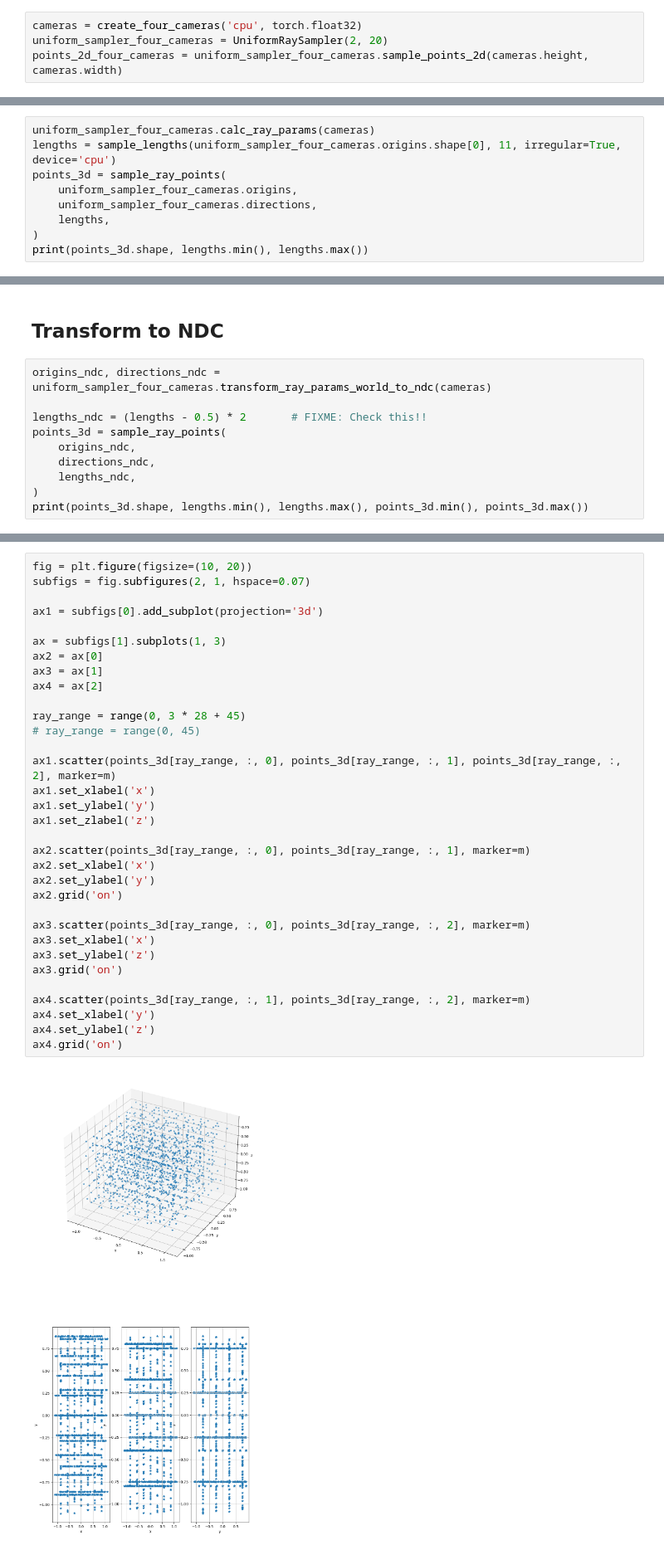
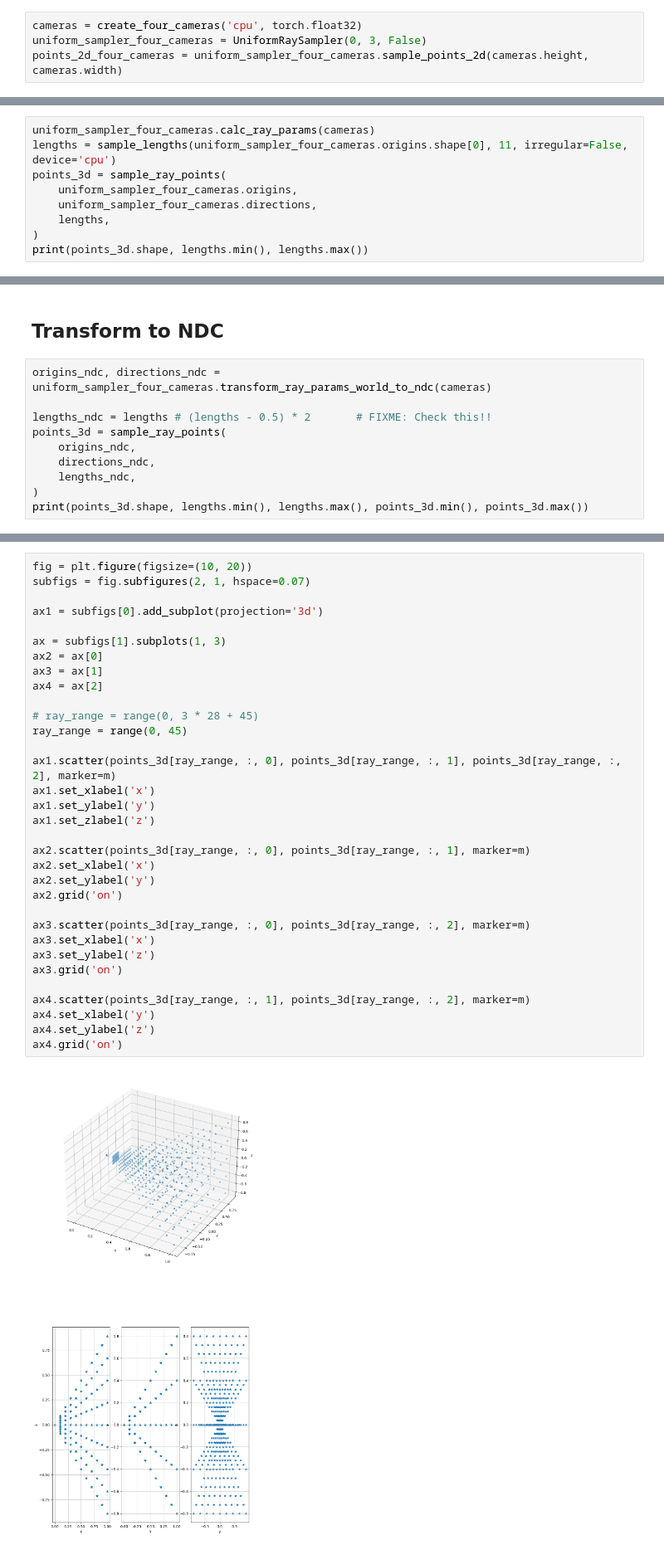
Before and after one commit to YanivHollander/kornia_nerf_jupyter, a Jupyter notebook: test_rays.ipynb, the cells around one changed output, grey strips where cells are left out. Shown at 83% size. Cells and saved outputs as stored; diff of their text form.

```diff
--- a/test_rays.ipynb
+++ b/test_rays.ipynb
@@ -77,7 +77,7 @@ ax.set_aspect('equal')
 # Going 3D
 # %%
 cameras = create_four_cameras('cpu', torch.float32)
-uniform_sampler_four_cameras = UniformRaySampler(2, 20)
+uniform_sampler_four_cameras = UniformRaySampler(0, 3, False)
 points_2d_four_cameras = uniform_sampler_four_cameras.sample_points_2d(cameras.height, cameras.width)
 # %%
 plt.figure(figsize=(5, 5))
@@ -145,7 +145,7 @@ for j, m in enumerate(['.', 'o', '^', '*']):
 [figure]
 # %%
 uniform_sampler_four_cameras.calc_ray_params(cameras)
-lengths = sample_lengths(uniform_sampler_four_cameras.origins.shape[0], 11, irregular=True, device='cpu')
+lengths = sample_lengths(uniform_sampler_four_cameras.origins.shape[0], 11, irregular=False, device='cpu')
 points_3d = sample_ray_points(
     uniform_sampler_four_cameras.origins,
     uniform_sampler_four_cameras.directions,
@@ -195,7 +195,7 @@ ax4.grid('on')
 # %%
 origins_ndc, directions_ndc = uniform_sampler_four_cameras.transform_ray_params_world_to_ndc(cameras)
 
-lengths_ndc = (lengths - 0.5) * 2       # FIXME: Check this!!
+lengths_ndc = lengths # (lengths - 0.5) * 2       # FIXME: Check this!!
 points_3d = sample_ray_points(
     origins_ndc,
     directions_ndc,
@@ -209,33 +219,33 @@ fig = plt.figure(figsize=(10, 20))
 subfigs = fig.subfigures(2, 1, hspace=0.07)
 
 ax1 = subfigs[0].add_subplot(projection='3d')
 
 ax = subfigs[1].subplots(1, 3)
 ax2 = ax[0]
 ax3 = ax[1]
 ax4 = ax[2]
 
-ray_range = range(0, 3 * 28 + 45)
-# ray_range = range(0, 45)
+# ray_range = range(0, 3 * 28 + 45)
+ray_range = range(0, 45)
 
 ax1.scatter(points_3d[ray_range, :, 0], points_3d[ray_range, :, 1], points_3d[ray_range, :, 2], marker=m)
 ax1.set_xlabel('x')
 ax1.set_ylabel('y')
 ax1.set_zlabel('z')
 
 ax2.scatter(points_3d[ray_range, :, 0], points_3d[ray_range, :, 1], marker=m)
 ax2.set_xlabel('x')
 ax2.set_ylabel('y')
 ax2.grid('on')
 
 ax3.scatter(points_3d[ray_range, :, 0], points_3d[ray_range, :, 2], marker=m)
 ax3.set_xlabel('x')
 ax3.set_ylabel('z')
 ax3.grid('on')
 
 ax4.scatter(points_3d[ray_range, :, 1], points_3d[ray_range, :, 2], marker=m)
 ax4.set_xlabel('y')
 ax4.set_ylabel('z')
 ax4.grid('on')
 # %% [output]
-[figure, old version]
+[figure, new version]
```
Also changed, not shown: parts of 7 cells of this notebook, 2 other files.
